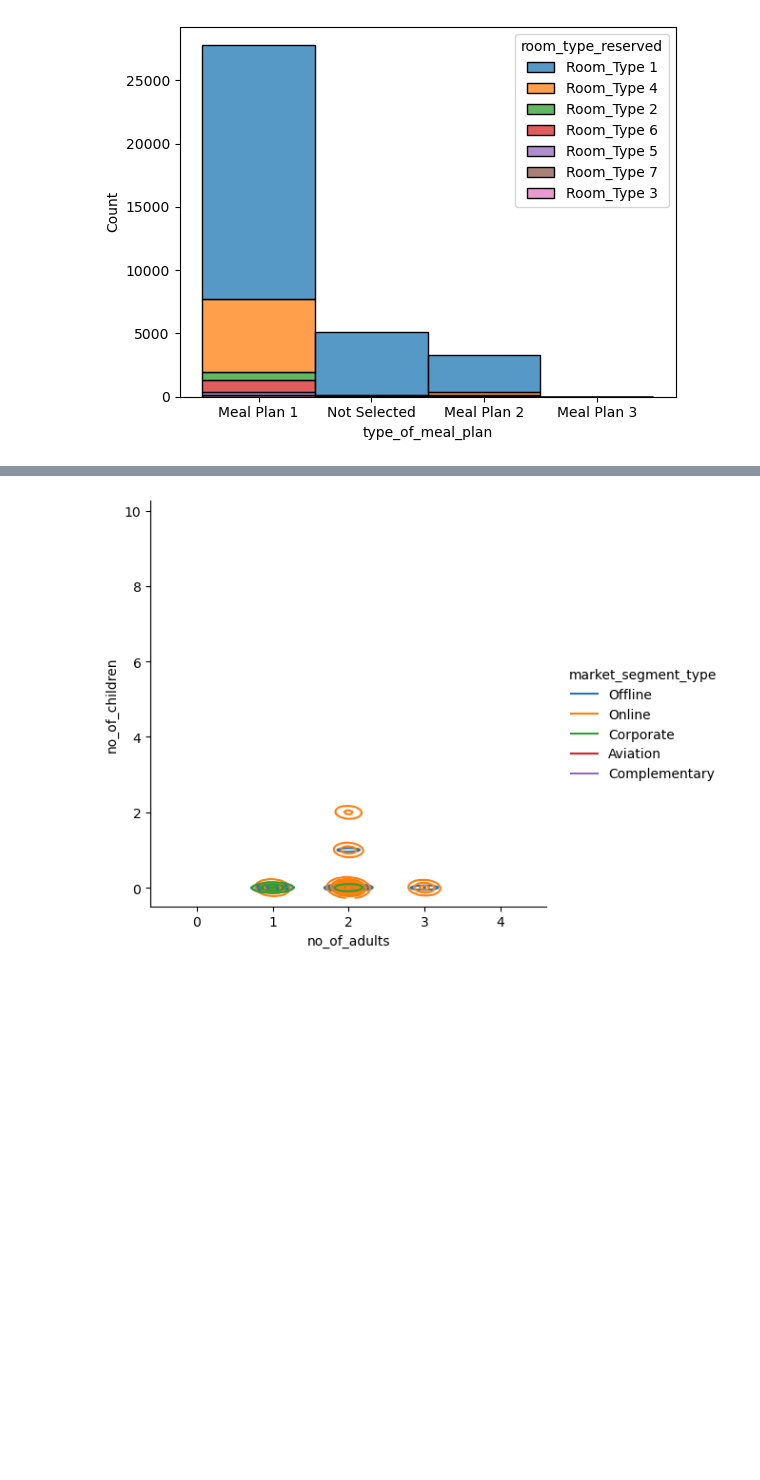
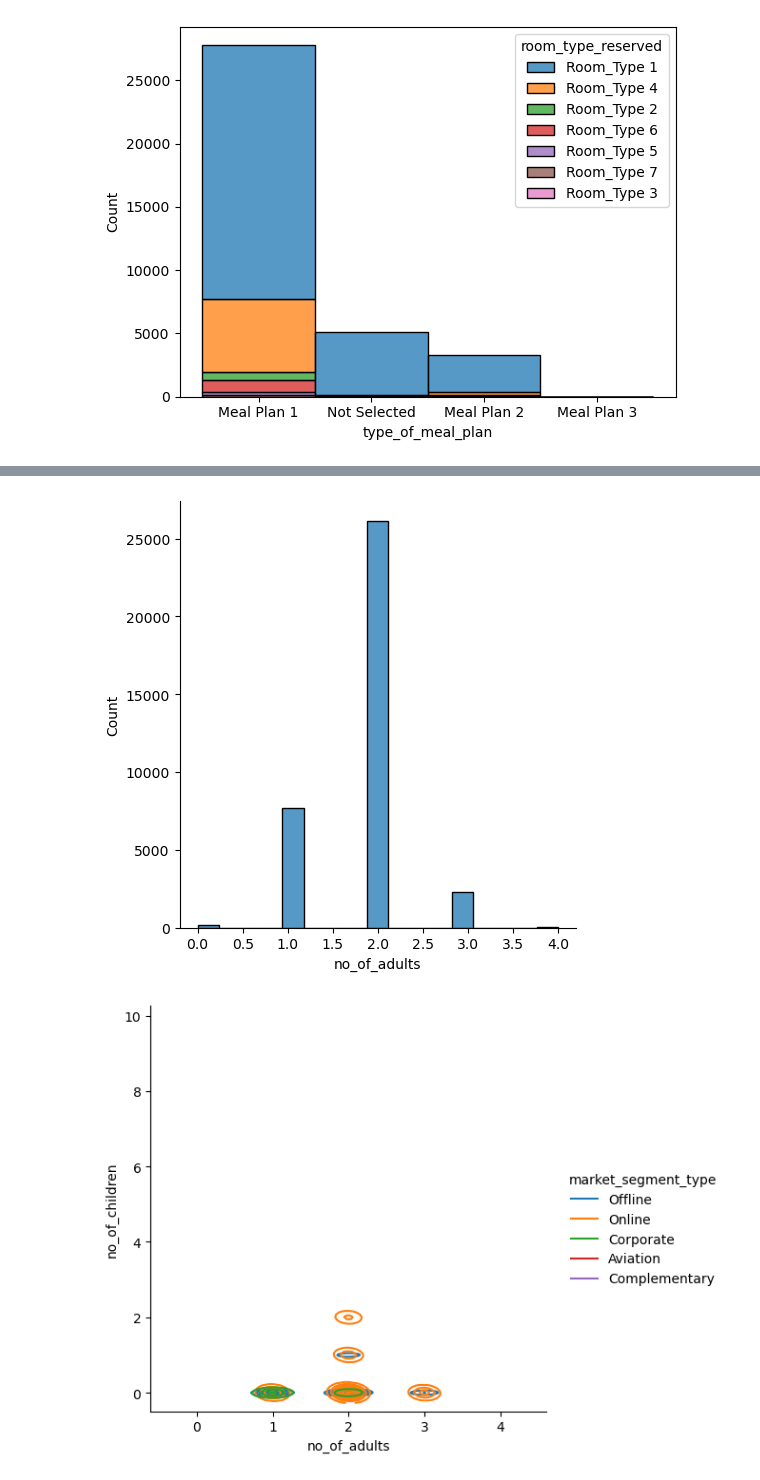
Before and after one commit to Bennis75fr/greta-projets, a Jupyter notebook: Exohotelbis.ipynb, the cells around one changed output, grey strips where cells are left out. Cells and saved outputs as stored; diff of their text form; code cells hidden in the pictures; blank space fills up the shorter version.

```diff
--- a/Exohotelbis.ipynb
+++ b/Exohotelbis.ipynb
@@ -200,3 +238,8 @@ plt.show()
+# %%
+sns.displot(data=fichierhotel, x="no_of_adults")
+plt.show()
+# %% [output]
+[figure, added]
 # %%
 sns.displot(fichierhotel, x="no_of_adults", y="no_of_children", hue="market_segment_type", kind="kde")
 plt.show()
```
Also changed, not shown: parts of 9 cells of this notebook.
